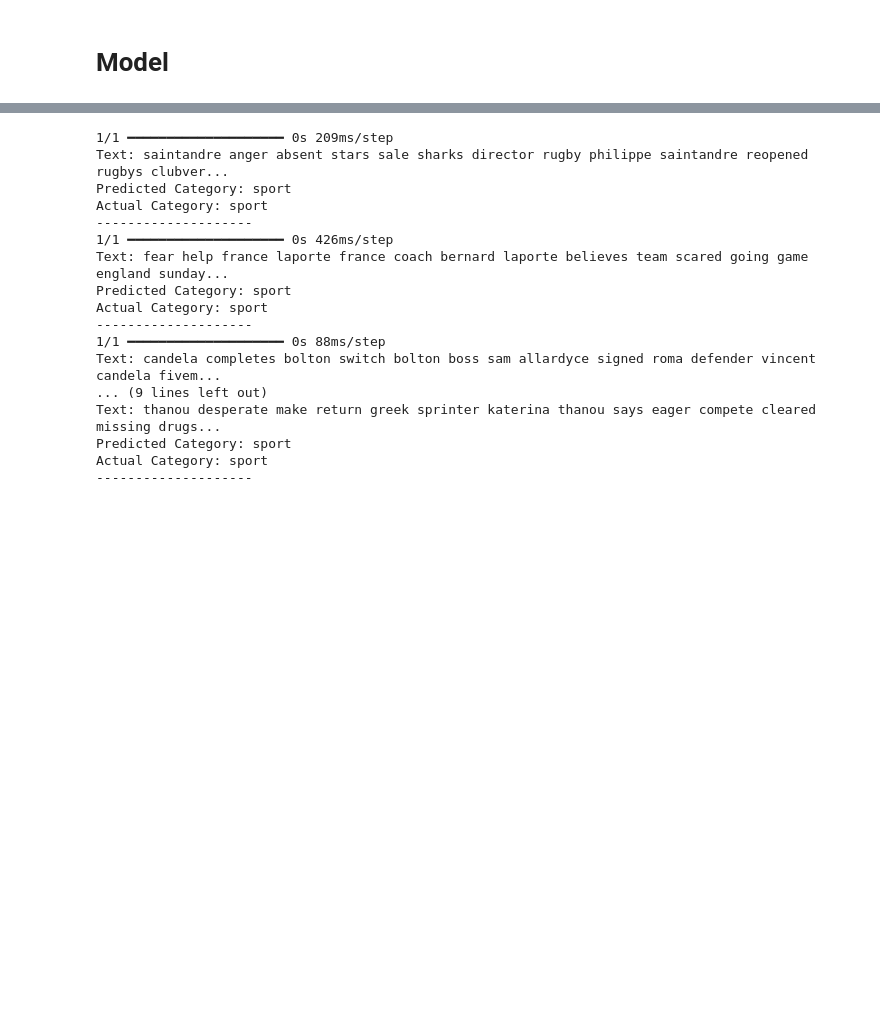
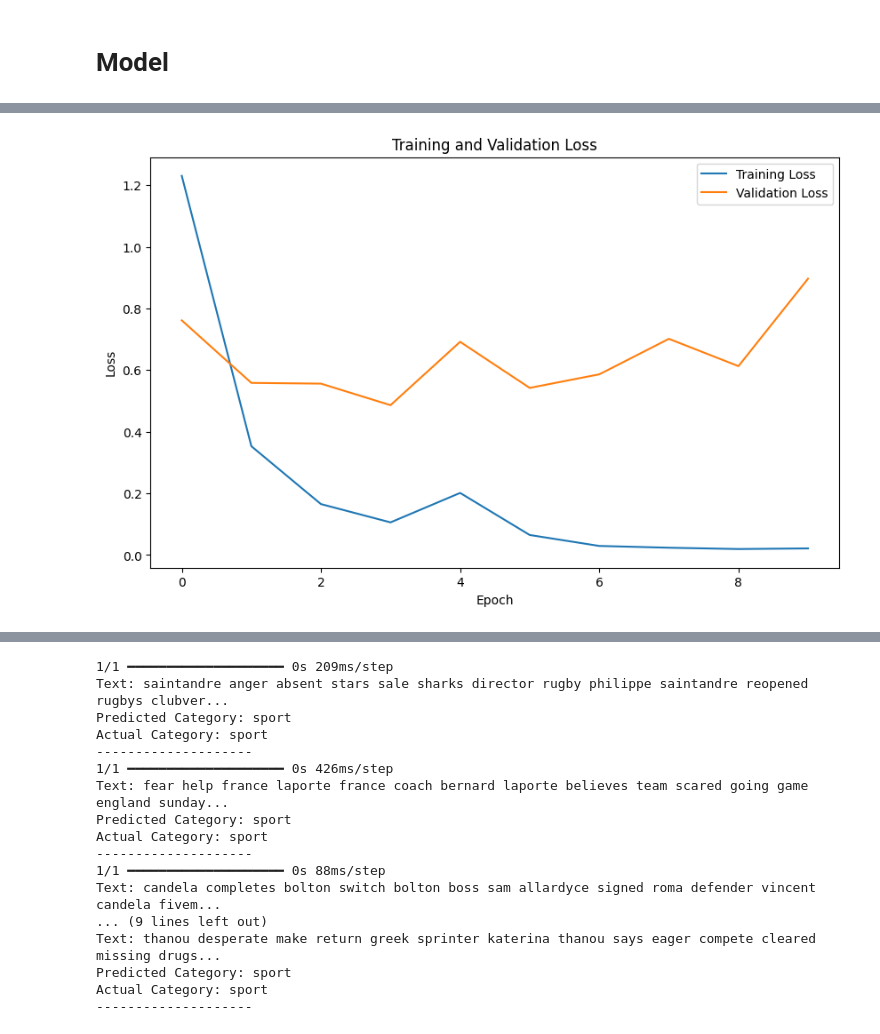
Before and after one commit to pablillo77/nlp_and_deep_learning, a Jupyter notebook: DS_NLP_DeepLearning_Final_Pablo_Giménez.ipynb, the cells around one changed output, grey strips where cells are left out. Saved outputs shown, nothing was run; the diff lists cells and outputs as text; code cells hidden in the pictures; blank space fills up the shorter version.

```diff
--- a/DS_NLP_DeepLearning_Final_Pablo_Giménez.ipynb
+++ b/DS_NLP_DeepLearning_Final_Pablo_Giménez.ipynb
@@ -360,4 +484,18 @@ Epoch 5/5
 <keras.src.callbacks.history.History at 0x...>
+# %%
+# Plotting the loss function for training and validation sets
+# Plotting the loss function for training and validation sets
+plt.figure(figsize=(10, 6))
+# Access the history using history.history
+plt.plot(model.history.history['loss'], label='Training Loss')
+plt.plot(model.history.history['val_loss'], label='Validation Loss')
+plt.xlabel('Epoch')
+plt.ylabel('Loss')
+plt.title('Training and Validation Loss')
+plt.legend()
+plt.show()
+# %% [output]
+[figure, added]
 # %%
 # Predicting on test data
 y_test_predictions = model.predict(X_test_padded)
```
Also changed, not shown: parts of 12 cells of this notebook.
